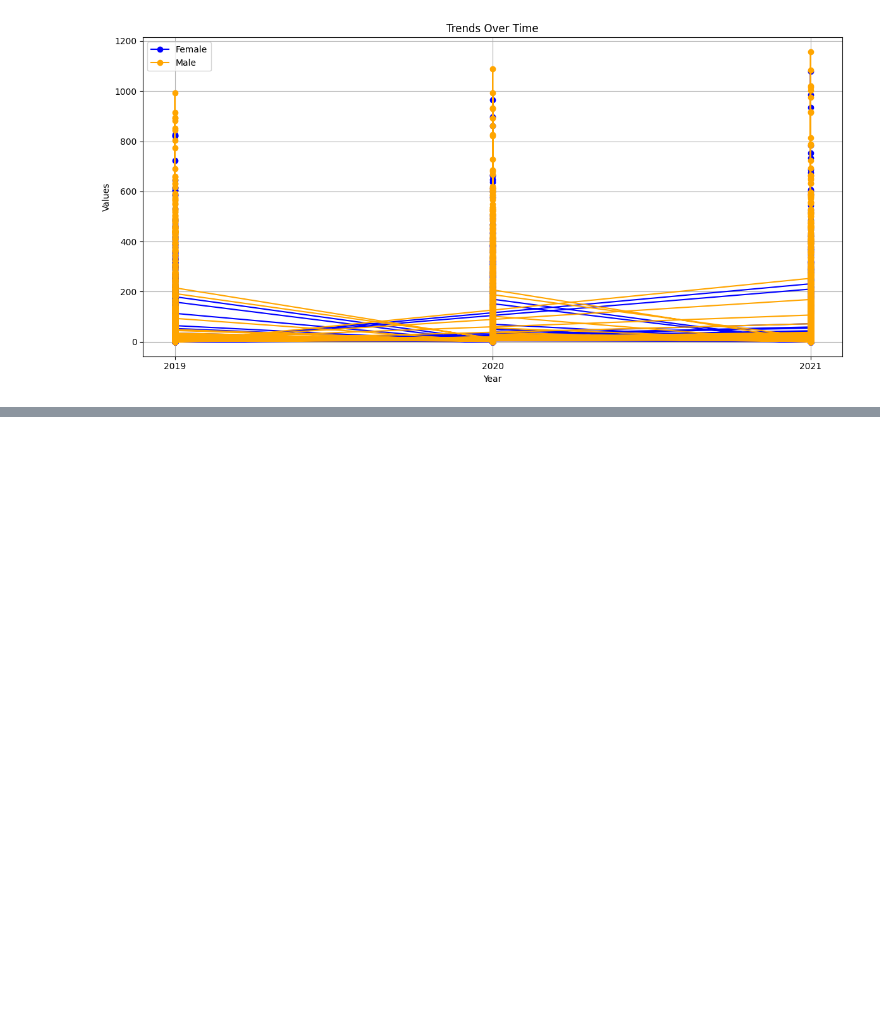
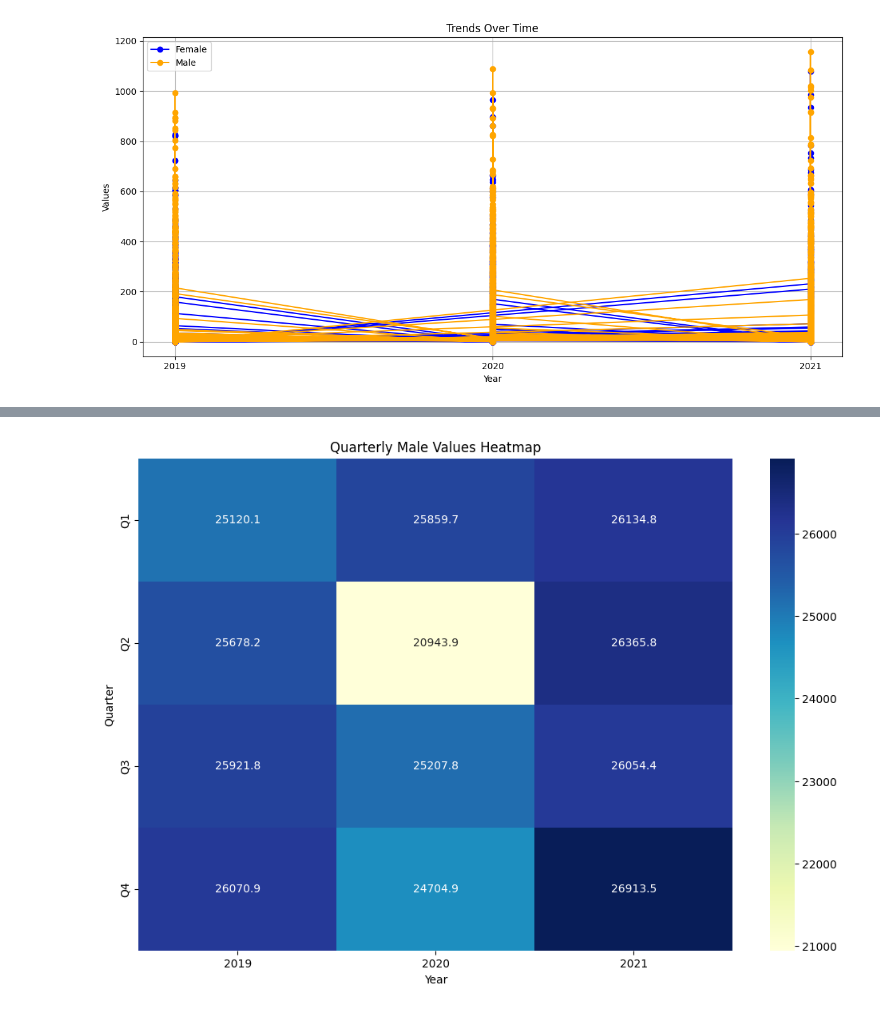
Before and after one commit to hotline8ling/Data-Mining-on-Employed-Persons-by-Major-Occupation-by-Region-by-Sex-in-the-Philippines, a Jupyter notebook: Test_Clean.ipynb, the cells around one changed output, grey strips where cells are left out. Drawn from its saved outputs; the diff is of its cells as text; code cells hidden in the pictures; blank space fills up the shorter version.

```diff
--- a/Test_Clean.ipynb
+++ b/Test_Clean.ipynb
@@ -653,0 +1092,11 @@ plt.show()
+# %%
+quarterly_data = df.pivot_table(index="Quarter", columns="Year", values="Male", aggfunc='sum')  # Change to "Male" for male values
+
+plt.figure(figsize=(12, 8))
+sns.heatmap(quarterly_data, annot=True, fmt=".1f", cmap="YlGnBu")
+plt.title('Quarterly Male Values Heatmap')
+plt.xlabel('Year')
+plt.ylabel('Quarter')
+plt.show()
+# %% [output]
+[figure, added]
```
Also changed, not shown: parts of 16 cells of this notebook.
